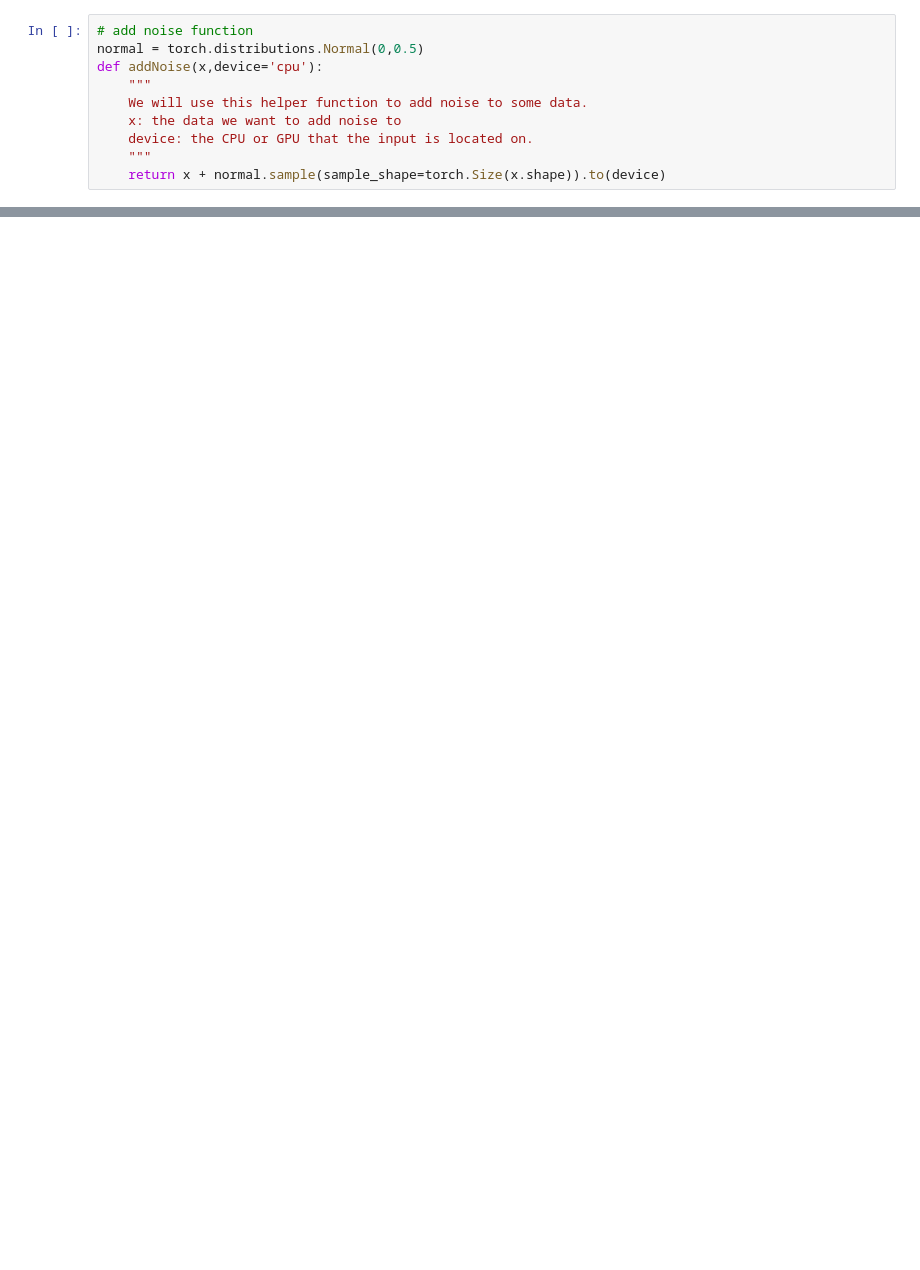
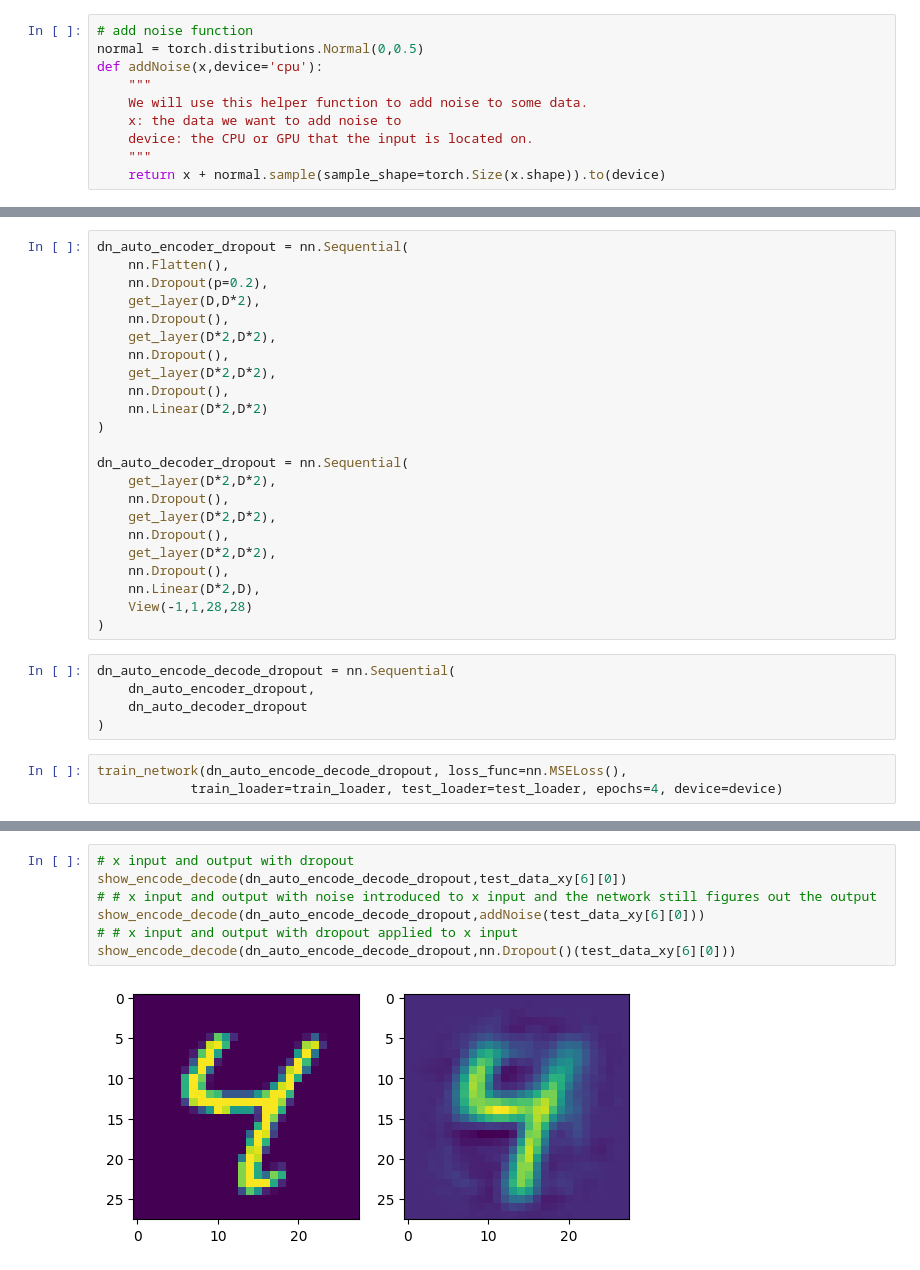
Before and after one commit to Amr-Abdellatif/Full-Autoencoder-implemented-in-PyTorch, a Jupyter notebook: main.ipynb, the cells around one changed output, grey strips where cells are left out. Saved outputs shown, nothing was run; the diff lists cells and outputs as text; blank space fills up the shorter version.

```diff
--- a/main.ipynb
+++ b/main.ipynb
@@ -186,0 +265,31 @@ show_encode_decode(auto_encode_decode,addNoise(test_data_xy[4][0]))
+# %%
+dn_auto_encoder_dropout = nn.Sequential(
+    nn.Flatten(),
+    nn.Dropout(p=0.2),
+    get_layer(D,D*2),
+    nn.Dropout(),
+    get_layer(D*2,D*2),
+    nn.Dropout(),
+    get_layer(D*2,D*2),
+    nn.Dropout(),
+    nn.Linear(D*2,D*2)
+)
+
+dn_auto_decoder_dropout = nn.Sequential(
+    get_layer(D*2,D*2),
+    nn.Dropout(),
+    get_layer(D*2,D*2),
+    nn.Dropout(),
+    get_layer(D*2,D*2),
+    nn.Dropout(),
+    nn.Linear(D*2,D),
+    View(-1,1,28,28)
+)
+# %%
+dn_auto_encode_decode_dropout = nn.Sequential(
+    dn_auto_encoder_dropout,
+    dn_auto_decoder_dropout
+)
+# %%
+train_network(dn_auto_encode_decode_dropout, loss_func=nn.MSELoss(),
+            train_loader=train_loader, test_loader=test_loader, epochs=4, device=device)
@@ -186,0 +302,9 @@ show_encode_decode(auto_encode_decode,addNoise(test_data_xy[4][0]))
+# %%
+# x input and output with dropout
+show_encode_decode(dn_auto_encode_decode_dropout,test_data_xy[6][0])
+# # x input and output with noise introduced to x input and the network still figures out the output
+show_encode_decode(dn_auto_encode_decode_dropout,addNoise(test_data_xy[6][0]))
+# # x input and output with dropout applied to x input
+show_encode_decode(dn_auto_encode_decode_dropout,nn.Dropout()(test_data_xy[6][0]))
+# %% [output]
+[figure, added]
```
Also changed, not shown: parts of 18 cells of this notebook.
